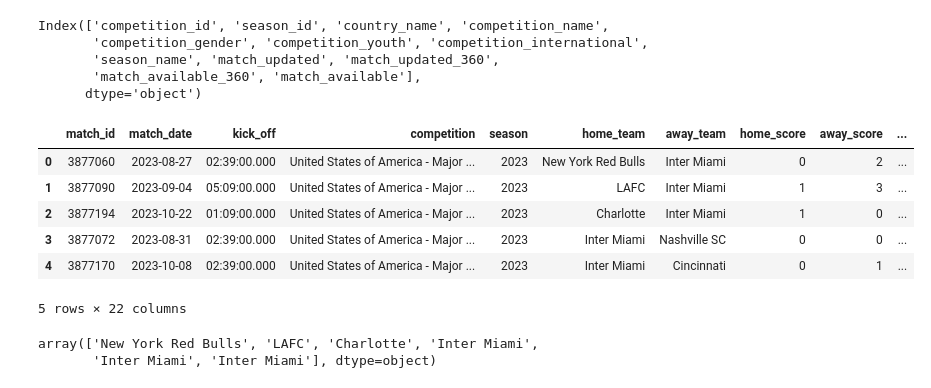
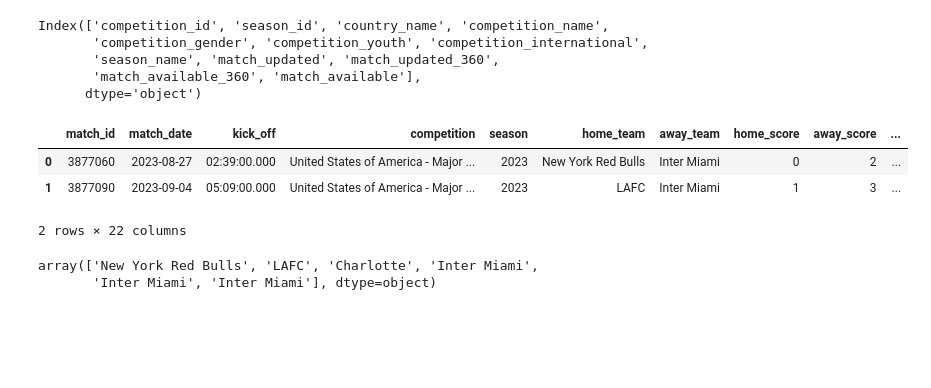
Before and after one commit to der-amit/soccer_plots, a Jupyter notebook: mls_plots.ipynb, the cells around one changed output. Cells and saved outputs as stored; diff of their text form; code cells hidden in the pictures; blank space fills up the shorter version.

```diff
--- a/mls_plots.ipynb
+++ b/mls_plots.ipynb
@@ -18,15 +18,12 @@ Index(['competition_id', 'season_id', 'country_name', 'competition_name',
 # %%
 mls_matches = sb.matches(competition_id = 44, season_id = 107)
 # %%
-mls_matches.head()
+mls_matches.head(2)
 # %% [output]
 |  | match_id | match_date | kick_off | competition | season | home_team | away_team | home_score | away_score | ... |
 | 0 | 3877060 | 2023-08-27 | 02:39:00.000 | United States of America - Major ... | 2023 | New York Red Bulls | Inter Miami | 0 | 2 | ... |
 | 1 | 3877090 | 2023-09-04 | 05:09:00.000 | United States of America - Major ... | 2023 | LAFC | Inter Miami | 1 | 3 | ... |
-| 2 | 3877194 | 2023-10-22 | 01:09:00.000 | United States of America - Major ... | 2023 | Charlotte | Inter Miami | 1 | 0 | ... |
-| 3 | 3877072 | 2023-08-31 | 02:39:00.000 | United States of America - Major ... | 2023 | Inter Miami | Nashville SC | 0 | 0 | ... |
-| 4 | 3877170 | 2023-10-08 | 02:39:00.000 | United States of America - Major ... | 2023 | Inter Miami | Cincinnati | 0 | 1 | ... |
-5 rows × 22 columns
+2 rows × 22 columns
 # %%
 mls_matches['home_team'].values
 # %% [output]
```
Also changed, not shown: parts of 18 cells of this notebook, 1 other file.
